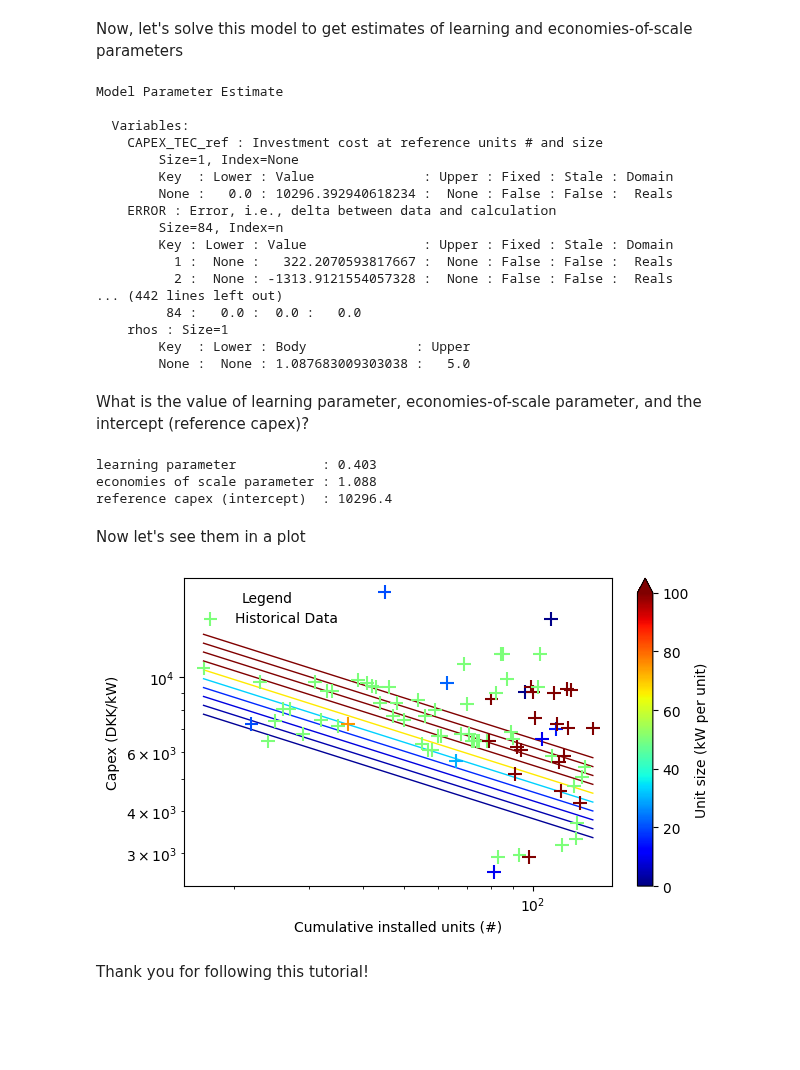
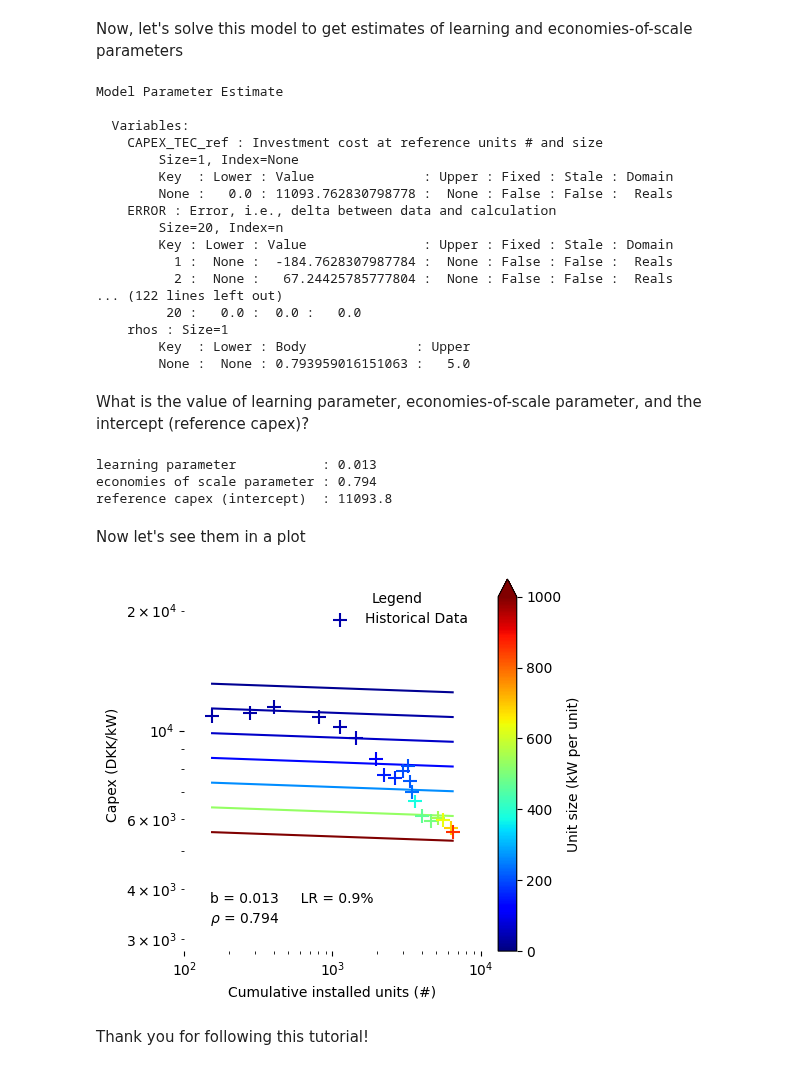
Before and after one commit to ywpratama/message_ix, a Jupyter notebook: tutorial/technology_learning_parameters/Learning and Economies-of-scale Parameters Estimation.ipynb, the cells around one changed output. Drawn from its saved outputs; the diff is of its cells as text; code cells hidden in the pictures; blank space fills up the shorter version.

Commit message:
Improve flows on parameters estimation model

```diff
--- a/tutorial/technology_learning_parameters/Learning and Economies-of-scale Parameters Estimation.ipynb
+++ b/tutorial/technology_learning_parameters/Learning and Economies-of-scale Parameters Estimation.ipynb
@@ -18,11 +18,9 @@ The second step is reading the input data to estimate the parameters. In this ap
 # %%
 # reading data from excel
 df = pd.read_excel('./data.xlsx',
-                   sheet_name=6, header=[0],
+                   sheet_name=0, header=[0],
                    skiprows=[1], usecols='A:E').dropna() # use this skip rows for CSP only *range(1,17)
 
 df = df.reset_index(drop=True)
 
 df.index += 1   # making index start from 1
-
-df
@@ -49,7 +74,7 @@ class CallData:
         self.data = df[name].to_dict()          # creates a dictionary for data
 
 ## Additional data definition
-nbr_unit_data    = CallData('Number').data      # creating list of units #
+nbr_unit_data    = CallData('Cumulative Number').data      # creating list of units #
 unt_size_data    = CallData('Size').data        # creating dictionary of units size
 capex_tec_data   = CallData('Capex').data       # creating dictionary of investment cost
 
@@ -140,17 +165,17 @@ Model Parameter Estimate
     CAPEX_TEC_ref : Investment cost at reference units # and size
         Size=1, Index=None
         Key  : Lower : Value              : Upper : Fixed : Stale : Domain
-        None :   0.0 : 10296.392940618234 :  None : False : False :  Reals
+        None :   0.0 : 11093.762830798778 :  None : False : False :  Reals
     ERROR : Error, i.e., delta between data and calculation
-        Size=84, Index=n
+        Size=20, Index=n
         Key : Lower : Value               : Upper : Fixed : Stale : Domain
-          1 :  None :   322.2070593817667 :  None : False : False :  Reals
-          2 :  None : -1313.9121554057328 :  None : False : False :  Reals
-... (442 lines left out)
-         84 :   0.0 :  0.0 :   0.0
+          1 :  None :  -184.7628307987784 :  None : False : False :  Reals
+          2 :  None :   67.24425785777804 :  None : False : False :  Reals
+... (122 lines left out)
+         20 :   0.0 :  0.0 :   0.0
     rhos : Size=1
         Key  : Lower : Body              : Upper
-        None :  None : 1.087683009303038 :   5.0
+        None :  None : 0.793959016151063 :   5.0
 # %% [markdown]
 What is the value of learning parameter, economies-of-scale parameter, and the intercept (reference capex)?
 # %%
@@ -163,46 +188,58 @@ print('learning parameter           :',round(b,3))
 print('economies of scale parameter :',round(rho,3))
 print('reference capex (intercept)  :',round(CAPEX_TEC_est,1))
 # %% [output]
-learning parameter           : 0.403
-economies of scale parameter : 1.088
-reference capex (intercept)  : 10296.4
+learning parameter           : 0.013
+economies of scale parameter : 0.794
+reference capex (intercept)  : 11093.8
 # %% [markdown]
 Now let's see them in a plot
 # %%
 ## plottings
 
-fig, axs = plt.subplots(figsize=(6.5,4))
-layer_1 = axs.scatter(df['Number'].to_list(), df['Capex'].to_list(), s=100, marker='+',
-            cmap='jet', facecolor='None',vmin=0, vmax=100, c=df['Size'], label='Historical Data',zorder=2)
-for e in range(1,11):
+fig, axs = plt.subplots(figsize=(5,4.5))
+layer_1 = axs.scatter(df['Cumulative Number'].to_list(), df['Capex'].to_list(), s=100, marker='+',
+            cmap='jet', facecolor='None',vmin=0, vmax=1000, c=df['Size'], label='Historical Data',zorder=2)
+for e in range(4,11):
     EST_LINE  = [CAPEX_TEC_est*(nbr_unit_data[int(x)]/nbr_unit_data[1])**(-b)*(((2**e)/unt_size_data[1])**(rho))
-                 /((2**e)/unt_size_data[1]) for x in [*range(1,len(df['Number'])+1)]]
-    layer_2 = axs.plot(df['Number'],EST_LINE,c=plt.cm.jet(np.int32(((2**e)/100)*265)),
-                       lw=1,zorder=1)
+                 /((2**e)/unt_size_data[1]) for x in [*range(1,len(df['Cumulative Number'])+1)]]
+    layer_2 = axs.plot(df['Cumulative Number'],EST_LINE,c=plt.cm.jet(np.int32(((2**e)/1000)*265)),
+                       lw=1.5,zorder=1,ls='-')
 
-#axs.set_ylim(4000,25000)
-#axs.set_xlim(300,8000)
+axs.set_ylim(2800,24000)
+axs.set_xlim(100,10000)
 axs.set_yscale('log')
 axs.set_xscale('log')
 axs.set_ylabel('Capex (DKK/kW)')
 axs.set_xlabel('Cumulative installed units (#)')
 
 #axs.text(400,4300,'Capex$_{ref}$ = DKK '+str(int(CAPEX_TEC_est))+'/kW')
-#axs.text(400,4800,'b = '+str(round(b,3)))
-#axs.text(400,5500 ,r'$\rho$ = '+str(round(rho,3)))
+axs.text(150,3700,'b = '+str(round(b,3))+'     LR = '+str(round(100*(1-2**(-b)),1))+'%')
+axs.text(150,3300 ,r'$\rho$ = '+str(round(rho,3)))
+#axs.grid(axis='y', which='both', linestyle='-',lw=1)
+
+# Remove the top and right spines
+sides = ['top','bottom','left','right']
+for s in sides:
+    axs.spines[s].set_visible(False)
+
+# Remove the left and bottom ticks
+axs.tick_params(axis='both', which='both',
+               bottom=True, top=False, left=True, right=False)
 
 # plot and set the colorbar
 cb = (fig.colorbar(layer_1, fraction=0.1, orientation='vertical', extend='max')
       .set_label(label='Unit size (kW per unit)',size=10))
 # Rotate the tick labels and set their alignment.
 plt.setp(axs.get_xticklabels(), rotation=0, ha="center",
          rotation_mode="anchor")
 
+
+
 plt.legend(title='Legend',ncol=2,frameon=False)
+plt.tight_layout()
 plt.show()
-fig.subplots_adjust(bottom=0.2)
-fig.savefig('learning.jpeg', dpi=450)
+fig.savefig('learning.png', dpi=450,transparent=True)
 # %% [output]
-[figure, old version]
+[figure, new version]
 # %% [markdown]
 Thank you for following this tutorial!
```
Also changed, not shown: parts of 2 cells of this notebook, 4 other files.
